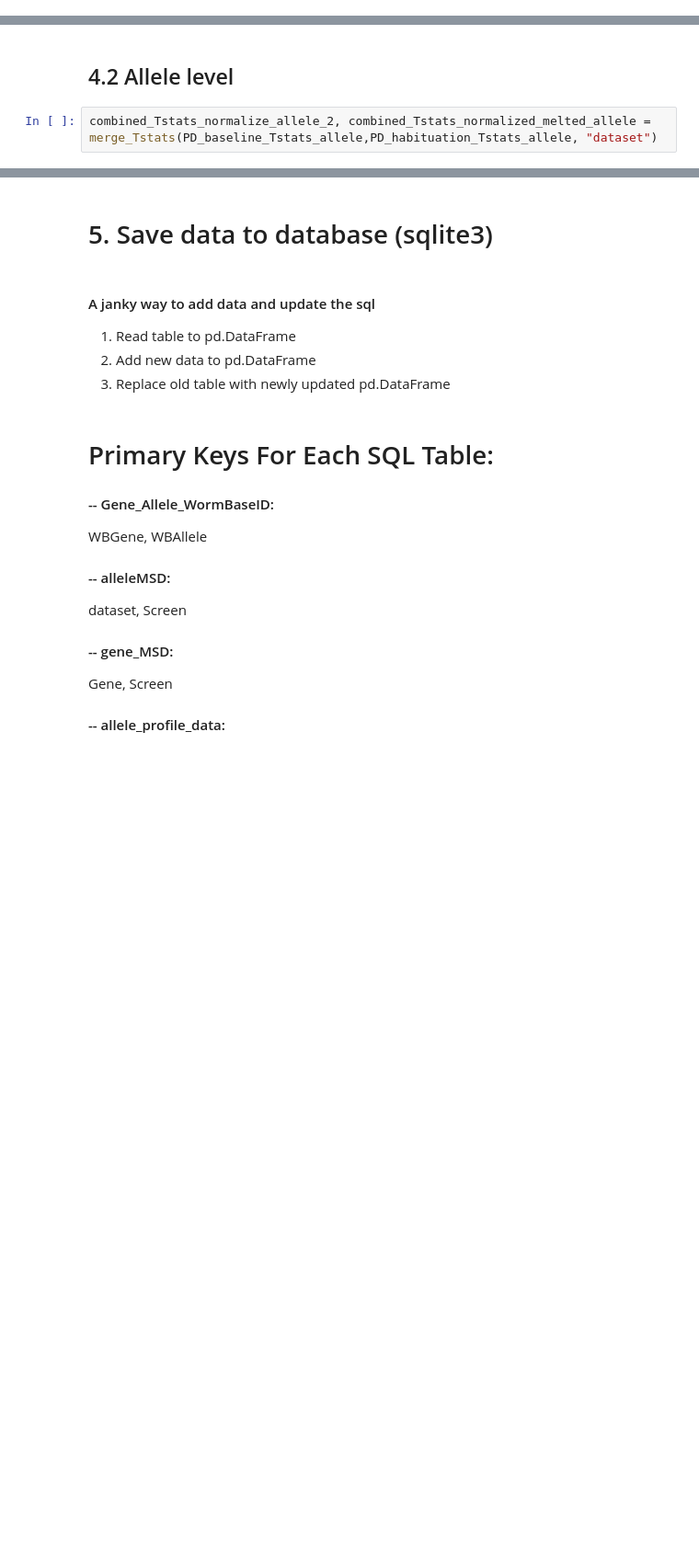
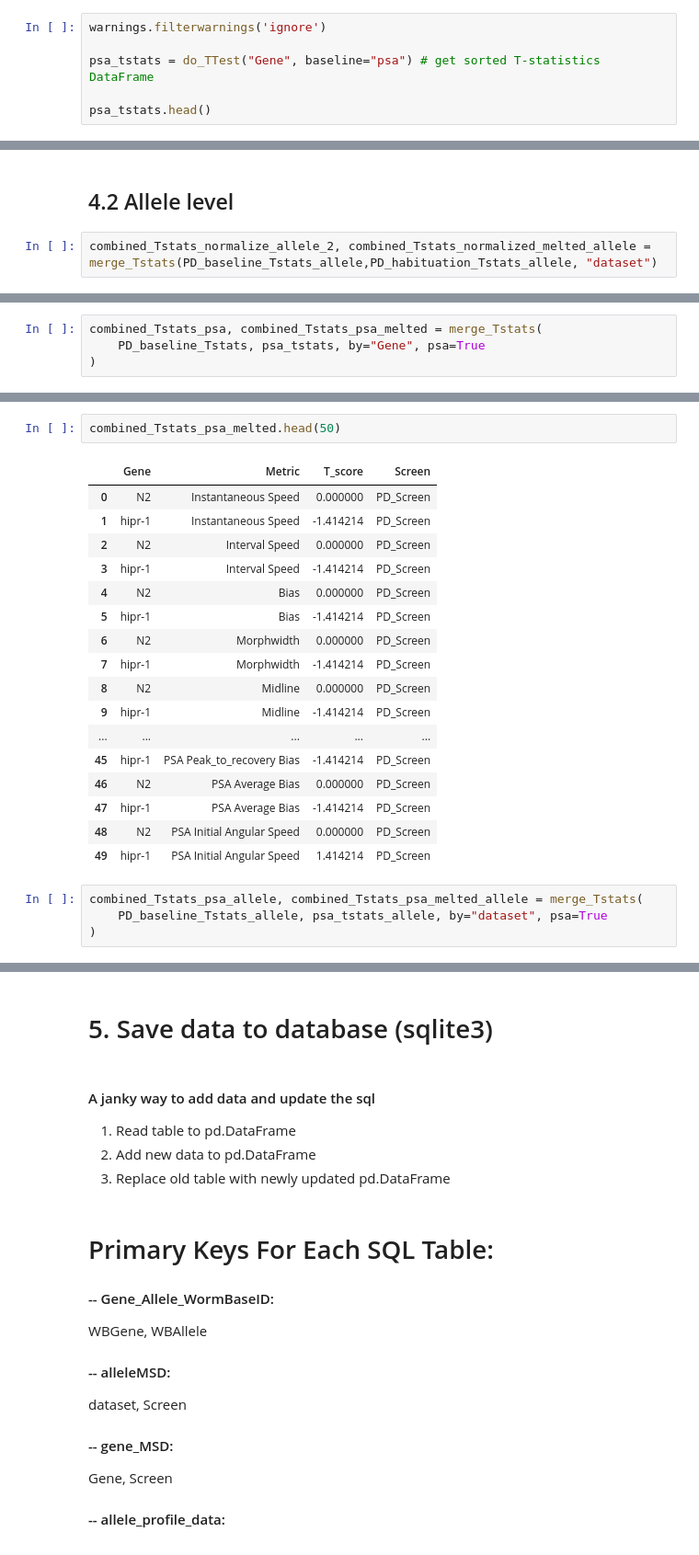
Before and after one commit to JosephLiangUBC/MWT_Dashboard, a Jupyter notebook: Step4_data_processing_for_db.ipynb, the cells around one changed output, grey strips where cells are left out. Shown at 92% size. Saved outputs shown, nothing was run; the diff lists cells and outputs as text; blank space fills up the shorter version.

```diff
--- a/Step4_data_processing_for_db.ipynb
+++ b/Step4_data_processing_for_db.ipynb
@@ -739,0 +983,6 @@ PD_habituation_Tstats
+# %%
+warnings.filterwarnings('ignore')
+
+psa_tstats = do_TTest("Gene", baseline="psa") # get sorted T-statistics DataFrame
+
+psa_tstats.head()
@@ -887,0 +1191,4 @@ combined_Tstats_normalized_melted_allele.head()
+# %%
+combined_Tstats_psa, combined_Tstats_psa_melted = merge_Tstats(
+    PD_baseline_Tstats, psa_tstats, by="Gene", psa=True
+)
@@ -887,0 +1203,24 @@ combined_Tstats_normalized_melted_allele.head()
+# %%
+combined_Tstats_psa_melted.head(50)
+# %% [output]
+|  | Gene | Metric | T_score | Screen |
+| 0 | N2 | Instantaneous Speed | 0.000000 | PD_Screen |
+| 1 | hipr-1 | Instantaneous Speed | -1.414214 | PD_Screen |
+| 2 | N2 | Interval Speed | 0.000000 | PD_Screen |
+| 3 | hipr-1 | Interval Speed | -1.414214 | PD_Screen |
+| 4 | N2 | Bias | 0.000000 | PD_Screen |
+| 5 | hipr-1 | Bias | -1.414214 | PD_Screen |
+| 6 | N2 | Morphwidth | 0.000000 | PD_Screen |
+| 7 | hipr-1 | Morphwidth | -1.414214 | PD_Screen |
+| 8 | N2 | Midline | 0.000000 | PD_Screen |
+| 9 | hipr-1 | Midline | -1.414214 | PD_Screen |
+| ... | ... | ... | ... | ... |
+| 45 | hipr-1 | PSA Peak_to_recovery Bias | -1.414214 | PD_Screen |
+| 46 | N2 | PSA Average Bias | 0.000000 | PD_Screen |
+| 47 | hipr-1 | PSA Average Bias | -1.414214 | PD_Screen |
+| 48 | N2 | PSA Initial Angular Speed | 0.000000 | PD_Screen |
+| 49 | hipr-1 | PSA Initial Angular Speed | 1.414214 | PD_Screen |
+# %%
+combined_Tstats_psa_allele, combined_Tstats_psa_melted_allele = merge_Tstats(
+    PD_baseline_Tstats_allele, psa_tstats_allele, by="dataset", psa=True
+)
```
Also changed, not shown: parts of 44 cells of this notebook.
